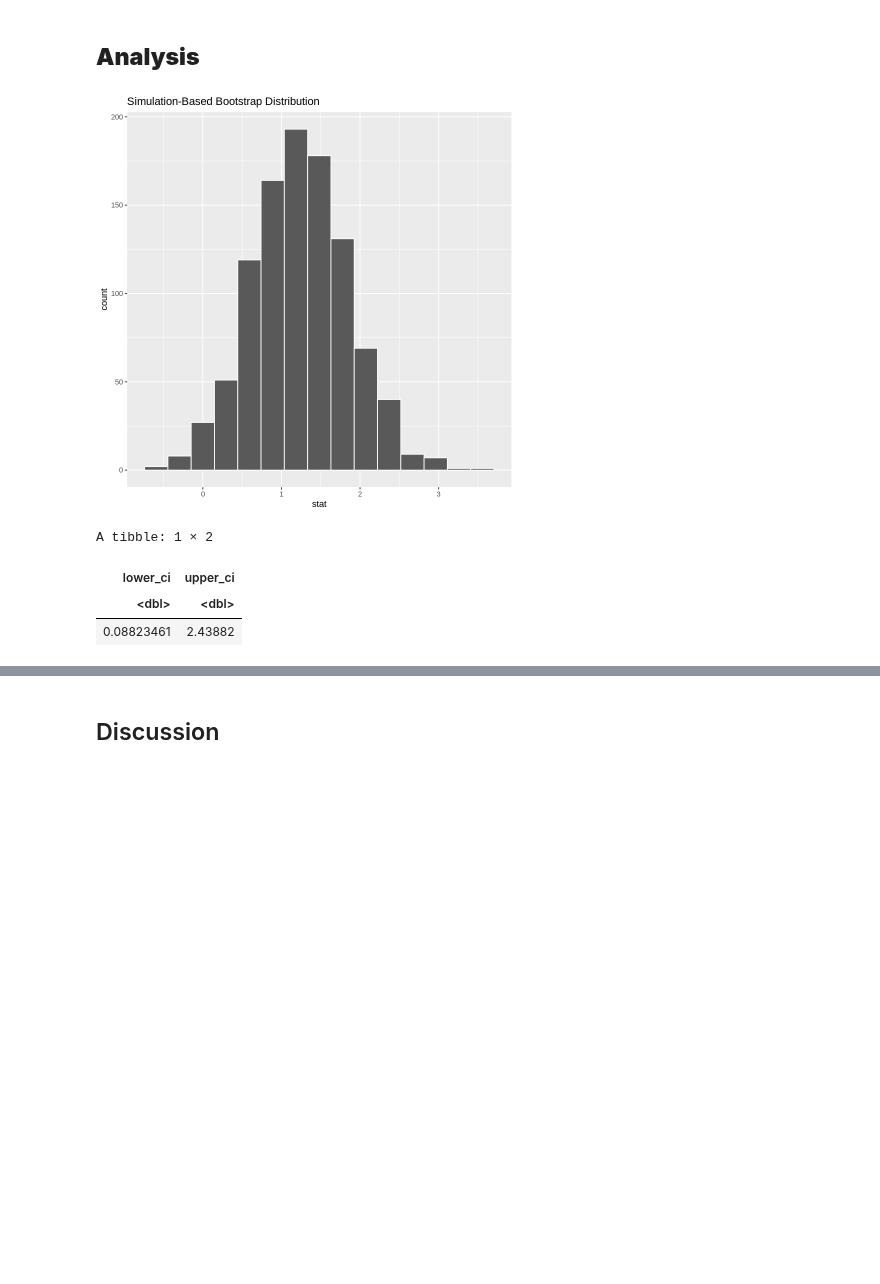
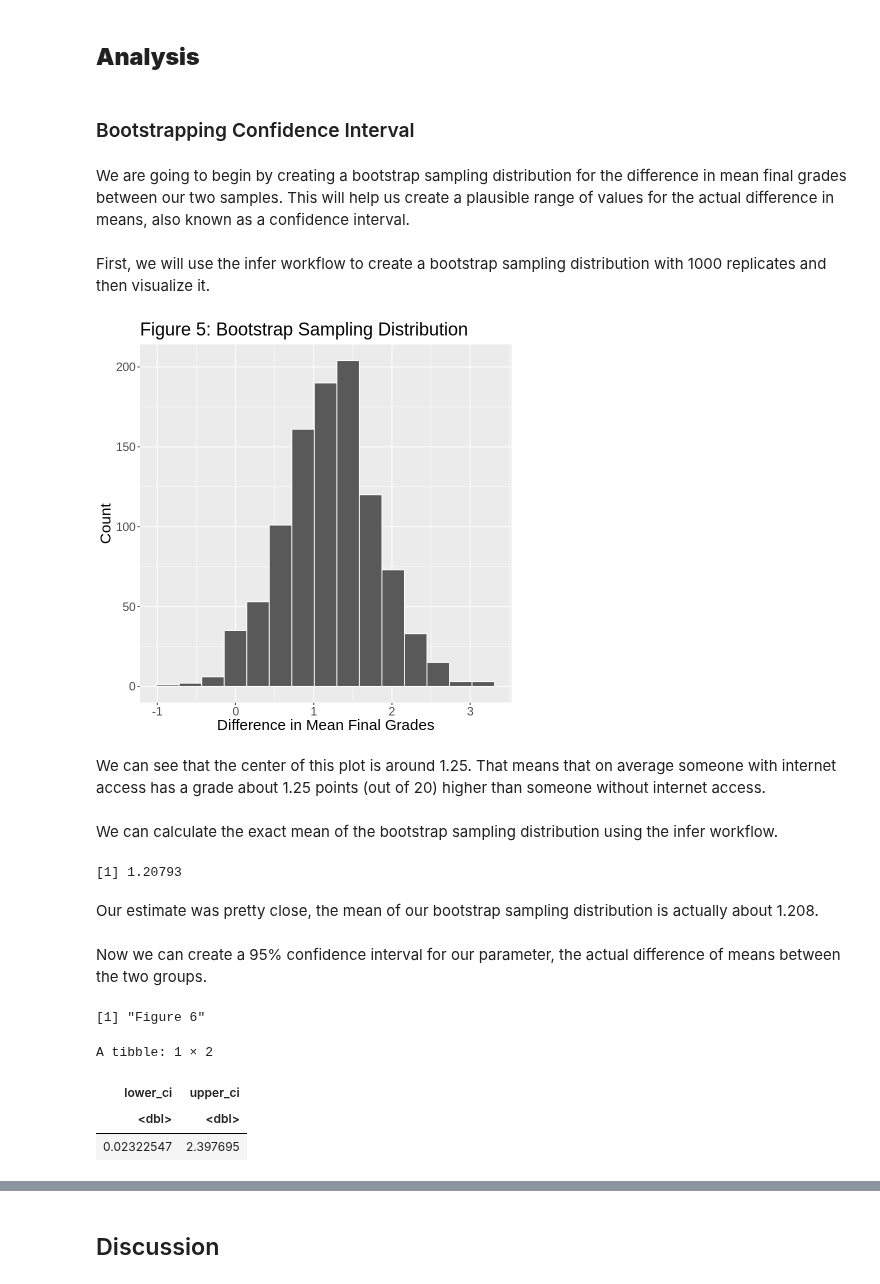
Before and after one commit to jjadeb/stat-201-project, a Jupyter notebook: src/final_report.ipynb, the cells around one changed output, grey strips where cells are left out. Drawn from its saved outputs; the diff is of its cells as text; code cells hidden in the pictures; blank space fills up the shorter version.

```diff
--- a/src/final_report.ipynb
+++ b/src/final_report.ipynb
@@ -177,19 +191,50 @@ $H_a: m_1 - m_2 > 0$
 # %% [markdown]
 ## **Analysis**
+# %% [markdown]
+### Bootstrapping Confidence Interval
+# %% [markdown]
+We are going to begin by creating a bootstrap sampling distribution for the difference in mean final grades between our two samples. This will help us create a plausible range of values for the actual difference in means, also known as a confidence interval.
+# %% [markdown]
+First, we will use the infer workflow to create a bootstrap sampling distribution with 1000 replicates and then visualize it.
 # %%
 bootstrap_distribution <- data %>%
   specify(formula = final_grade ~ internet) %>%
   generate(reps = 1000, type = "bootstrap") %>%
   calculate(stat = "diff in means", order = c("yes", "no"))
-visualize(bootstrap_distribution)
+
+boot_dist_plot <- visualize(bootstrap_distribution) +
+theme(text = element_text(size = 18)) +
+ggtitle("Figure 5: Bootstrap Sampling Distribution") +
+xlab("Difference in Mean Final Grades") +
+ylab("Count")
+
+boot_dist_plot
 # %% [output]
-[figure, old version]
+[figure, new version]
+# %% [markdown]
+We can see that the center of this plot is around 1.25. That means that on average someone with internet access has a grade about 1.25 points (out of 20) higher than someone without internet access.
+# %% [markdown]
+We can calculate the exact mean of the bootstrap sampling distribution using the infer workflow.
+# %%
+obs_diff_mean <- data %>%
+  specify(final_grade ~ internet) %>%
+  calculate(stat = "diff in means", order = c("yes", "no")) %>%
+  pull()
+obs_diff_mean
+# %% [output]
+[1] 1.20793
+# %% [markdown]
+Our estimate was pretty close, the mean of our bootstrap sampling distribution is actually about 1.208.
+# %% [markdown]
+Now we can create a 95% confidence interval for our parameter, the actual difference of means between the two groups.
 # %%
 ci <- bootstrap_distribution %>%
 get_ci(level = 0.95, type = "percentile")
+"Figure 6"
 ci
 # %% [output]
-A tibble: 1 × 2
+[1] "Figure 6"
+A tibble: 1 × 2
 | lower_ci | upper_ci |
 | <dbl> | <dbl> |
-| 0.08823461 | 2.43882 |
+| 0.02322547 | 2.397695 |
```
Also changed, not shown: parts of 30 cells of this notebook.
